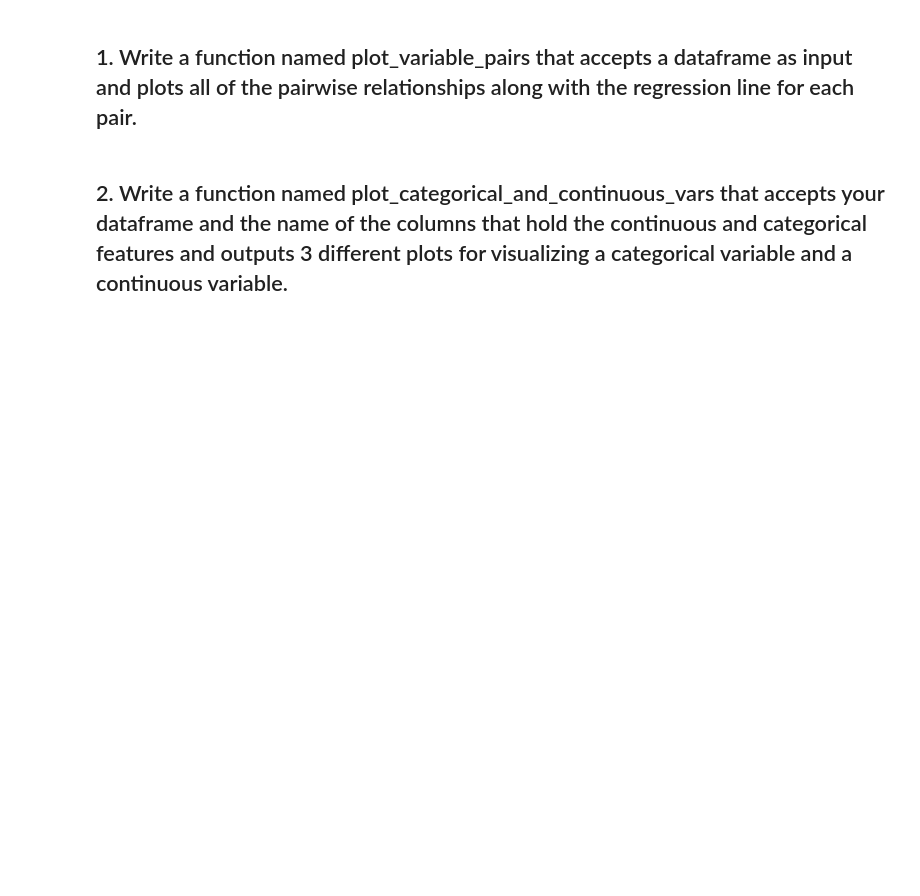
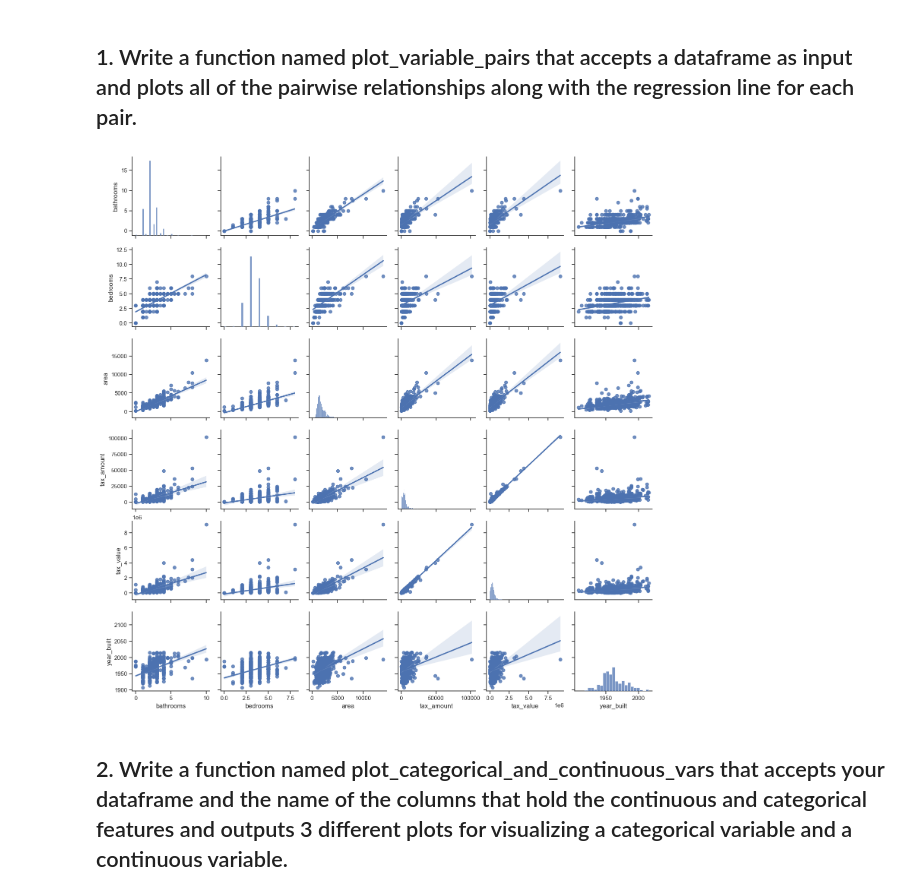
Before and after one commit to Josue-Gonzalez627/regression-exercises, a Jupyter notebook: explore.ipynb, the cells around one changed output. Cells and saved outputs as stored; diff of their text form; code cells hidden in the pictures; blank space fills up the shorter version.

```diff
--- a/explore.ipynb
+++ b/explore.ipynb
@@ -126,4 +147,6 @@ def plot_variable_pairs(df):
 # %%
-plot_variable_pairs(df_sample)
+e.plot_variable_pairs(train_sample)
+# %% [output]
+[figure, added]
 # %% [markdown]
 ## 2. Write a function named plot_categorical_and_continuous_vars that accepts your dataframe and the name of the columns that hold the continuous and categorical features and outputs 3 different plots for visualizing a categorical variable and a continuous variable.
```
Also changed, not shown: parts of 32 cells of this notebook, 3 other files.
